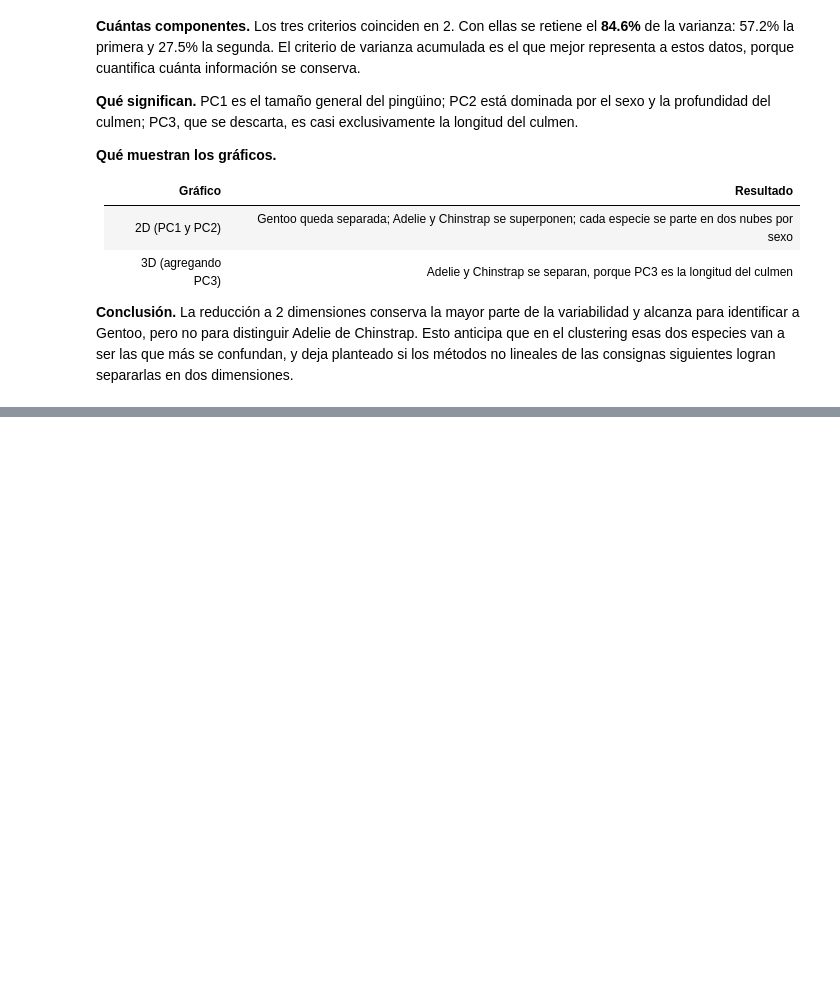
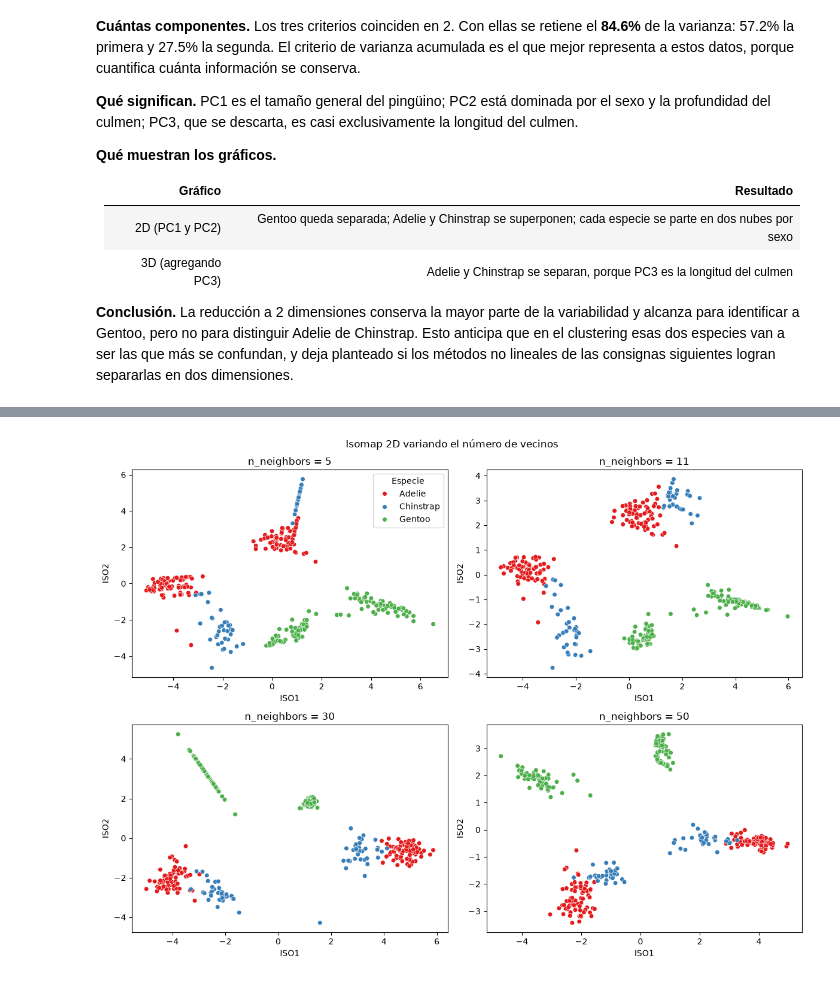
Before and after one commit to frankoespa/tuia-mineria-de-datos, a Jupyter notebook: tp1/tp1_mineria_renna_esparza.ipynb, the cells around one changed output, grey strips where cells are left out. Saved outputs shown, nothing was run; the diff lists cells and outputs as text; code cells hidden in the pictures; blank space fills up the shorter version.

```diff
--- a/tp1/tp1_mineria_renna_esparza.ipynb
+++ b/tp1/tp1_mineria_renna_esparza.ipynb
@@ -733,0 +756,17 @@ Esto confirma que la información que distingue a esas dos especies estaba en la
+# %%
+fig, axes = plt.subplots(nrows=2, ncols=2, figsize=(12, 9))
+
+for ax, n_vecinos in zip(axes.flatten(), [5, 11, 30, 50]):
+    isomap = Isomap(n_neighbors=n_vecinos, n_components=2).set_output(transform="pandas")
+    X_iso_prueba = isomap.fit_transform(X_std)
+    X_iso_prueba.columns = ["ISO1", "ISO2"]
+
+    sns.scatterplot(x=X_iso_prueba["ISO1"], y=X_iso_prueba["ISO2"], hue=y,
+                    palette="Set1", s=30, ax=ax, legend=(n_vecinos == 5))
+    ax.set_title(f"n_neighbors = {n_vecinos}")
+
+plt.suptitle("Isomap 2D variando el número de vecinos")
+plt.tight_layout()
+plt.show()
+# %% [output]
+[figure, added]
```
Also changed, not shown: parts of 14 cells of this notebook, 3 other files.
